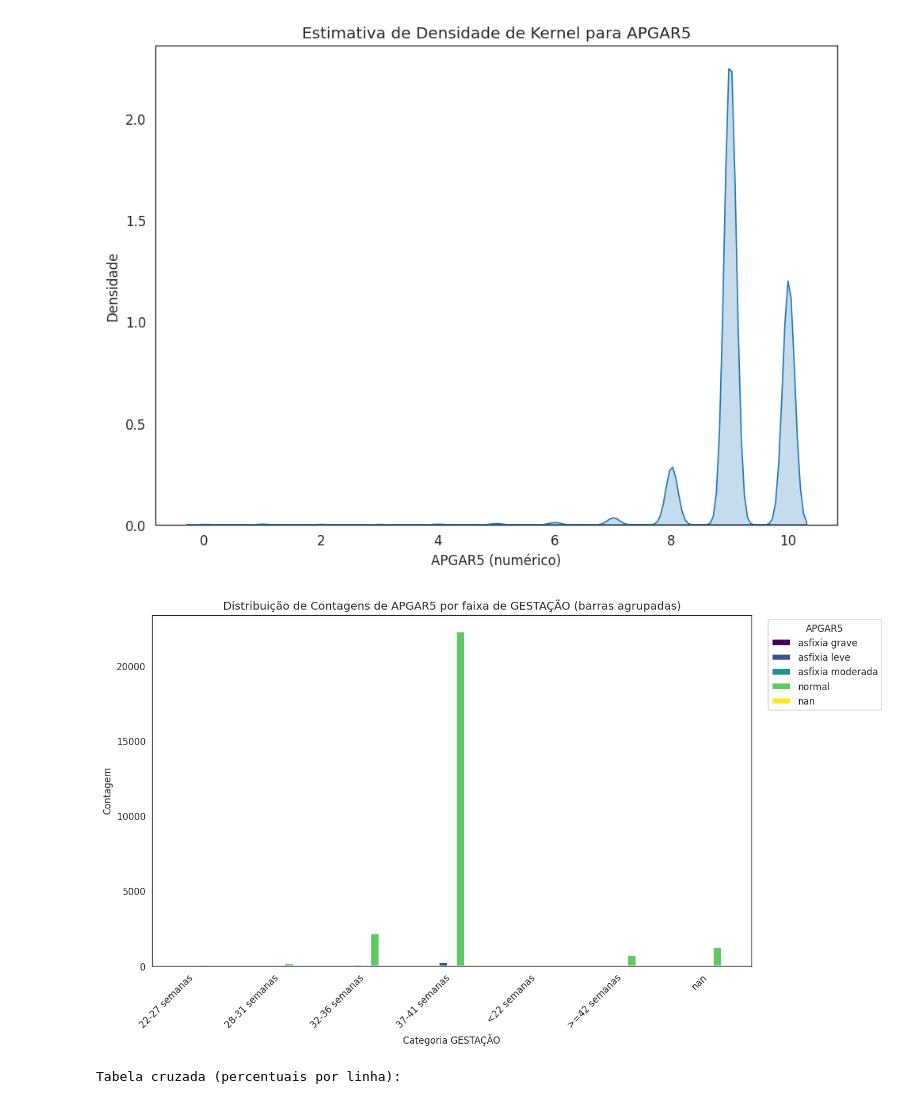
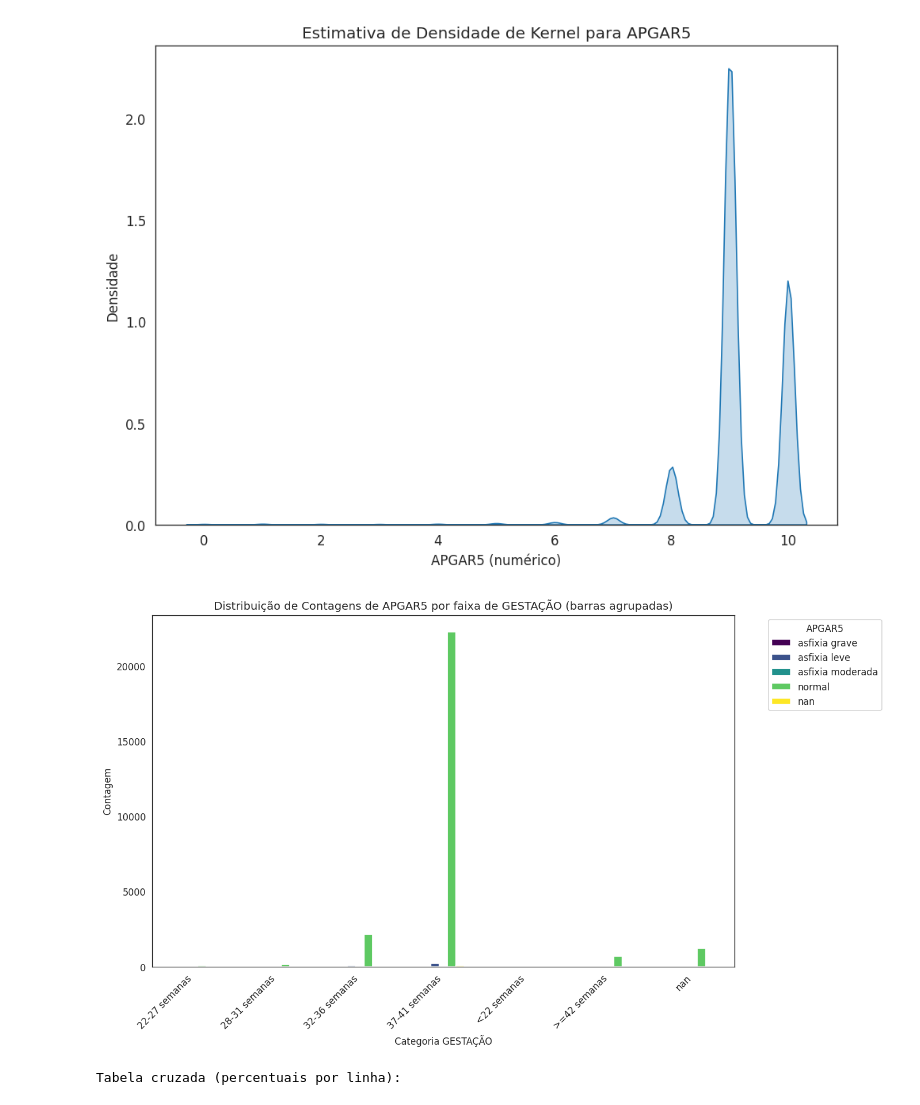
Before and after one commit to alevazcientista-dotcom/Ebac1, a Jupyter notebook: M6_Parte3.ipynb, the cells around one changed output. Drawn from its saved outputs; the diff is of its cells as text; code cells hidden in the pictures.

```diff
--- a/M6_Parte3.ipynb
+++ b/M6_Parte3.ipynb
@@ -664,15 +664,15 @@ plt.show()
 # %%
 # Gráfico de barras agrupadas da tabela de contagens
 crosstab.plot(kind='bar', figsize=(12, 7), colormap='viridis')
 plt.ylabel('Contagem')
 plt.xlabel('Categoria GESTAÇÃO')
 plt.title('Distribuição de Contagens de APGAR5 por faixa de GESTAÇÃO (barras agrupadas)')
-plt.legend(title='APGAR5', bbox_to_anchor=(1.02, 1), loc='upper left')
+plt.legend(title='APGAR5', bbox_to_anchor=(1.05, 1), loc='upper left') # Ajustando bbox_to_anchor
 plt.xticks(rotation=45, ha='right')
 plt.tight_layout()
 plt.show()
 # %% [output]
-[figure, old version]
+[figure, new version]
 # %%
 crosstab_pct_line = crosstab.div(crosstab.sum(axis=1), axis=0).fillna(0)
 print("\nTabela cruzada (percentuais por linha):")
```
Also changed, not shown: parts of 1 cell of this notebook.
